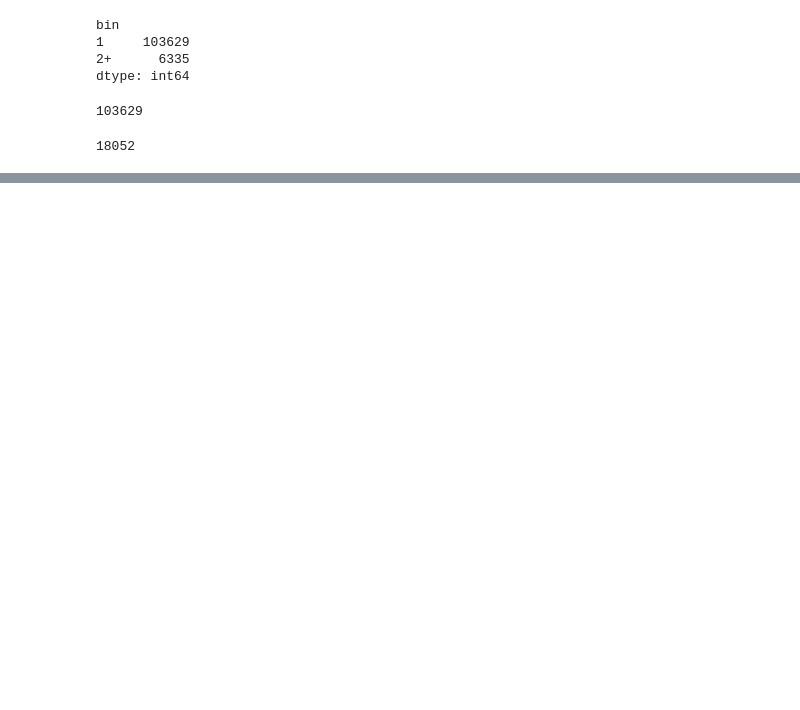
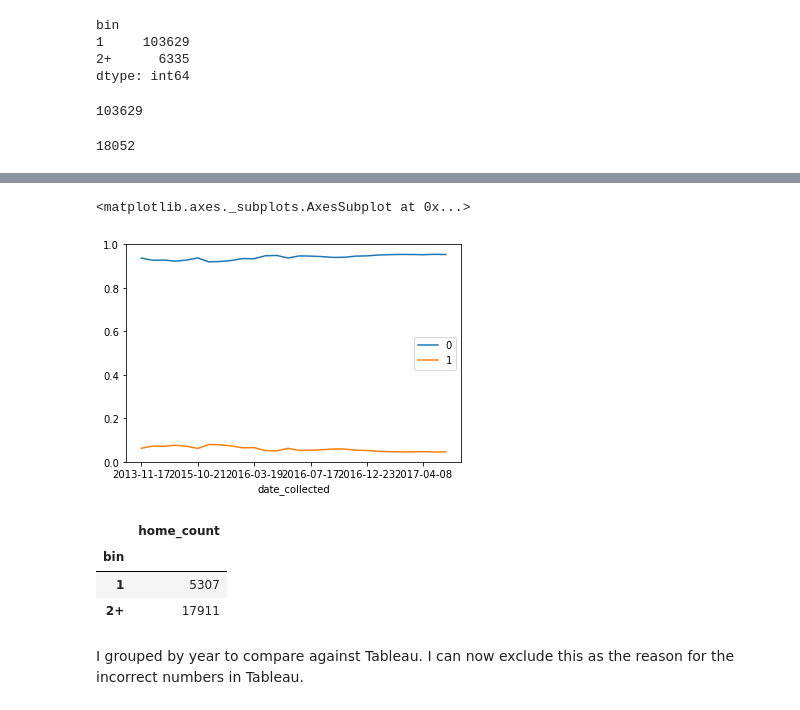
Before and after one commit to gisledb/udacity_nanodegree, a Jupyter notebook: ipython_notebooks/p6/P6_QA.ipynb, the cells around one changed output, grey strips where cells are left out. Saved outputs shown, nothing was run; the diff lists cells and outputs as text; code cells hidden in the pictures; blank space fills up the shorter version.

```diff
--- a/ipython_notebooks/p6/P6_QA.ipynb
+++ b/ipython_notebooks/p6/P6_QA.ipynb
@@ -111,0 +142,12 @@ AttributeError: 'numpy.int64' object has no attribute 'plot'
+# %%
+host_binned = host_grouped.groupby([host_grouped.index.get_level_values(0),'bin']).count().unstack()
+#Sorting correctly
+host_binned = host_binned.loc[host_binned.index.sort_values()]
+# %%
+#creating percentage version of host_binned
+#host_binned.iloc[:,0]
+
+host_binned_prop = pd.concat([(host_binned.iloc[:,0] / host_binned.sum(axis=1)),
+           (host_binned.iloc[:,1] / host_binned.sum(axis=1))],axis=1, names = ['blah','bah']).round(2)
+#Setting column names
+host_binned_prop.columns = ['1','2+']
@@ -111,0 +175,5 @@ AttributeError: 'numpy.int64' object has no attribute 'plot'
+# %%
+host_binned_prop.plot()
+# %% [output]
+<matplotlib.axes._subplots.AxesSubplot at 0x...>
+[figure, added]
@@ -111,0 +186,9 @@ AttributeError: 'numpy.int64' object has no attribute 'plot'
+# %%
+year_grouped.groupby('bin').count()
+# %% [output]
+|  | home_count |
+| bin |  |
+| 1 | 5307 |
+| 2+ | 17911 |
+# %% [markdown]
+I grouped by year to compare against Tableau. I can now exclude this as the reason for the incorrect numbers in Tableau.
```
Also changed, not shown: parts of 17 cells of this notebook.
